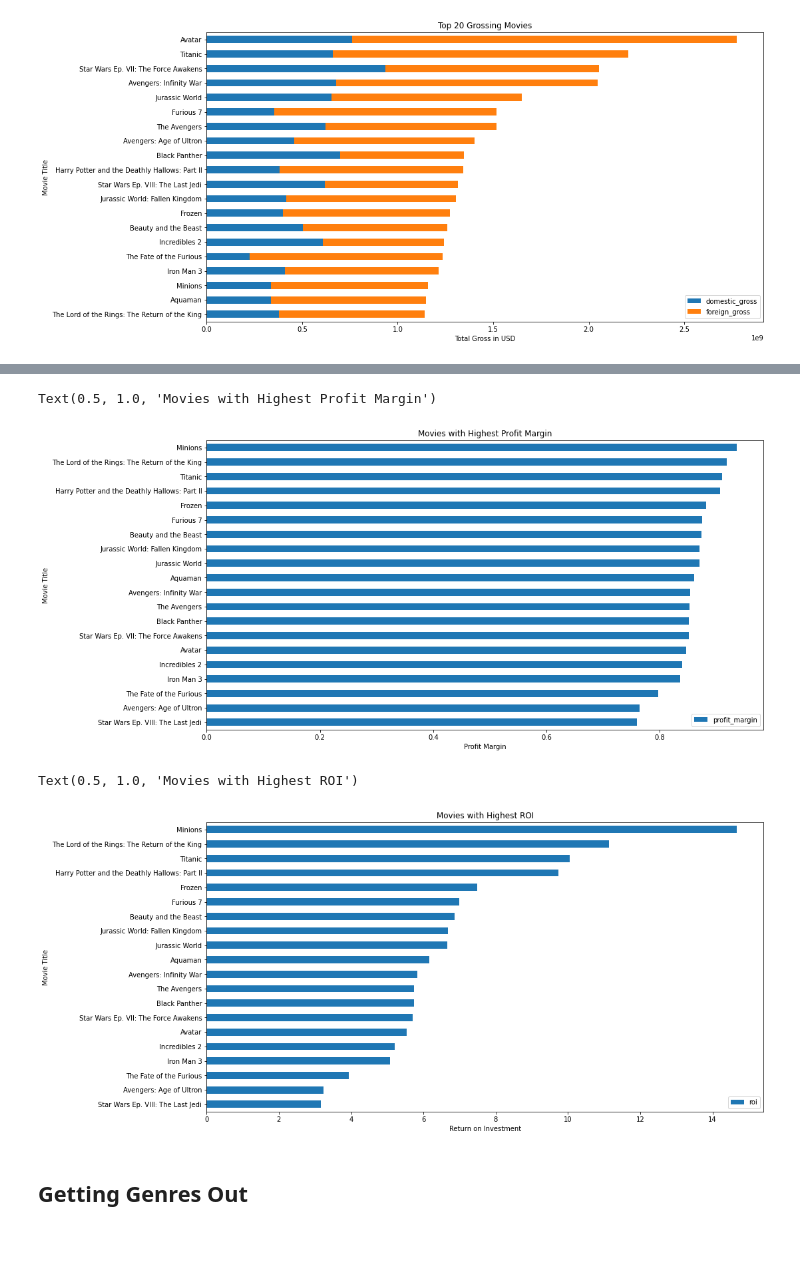
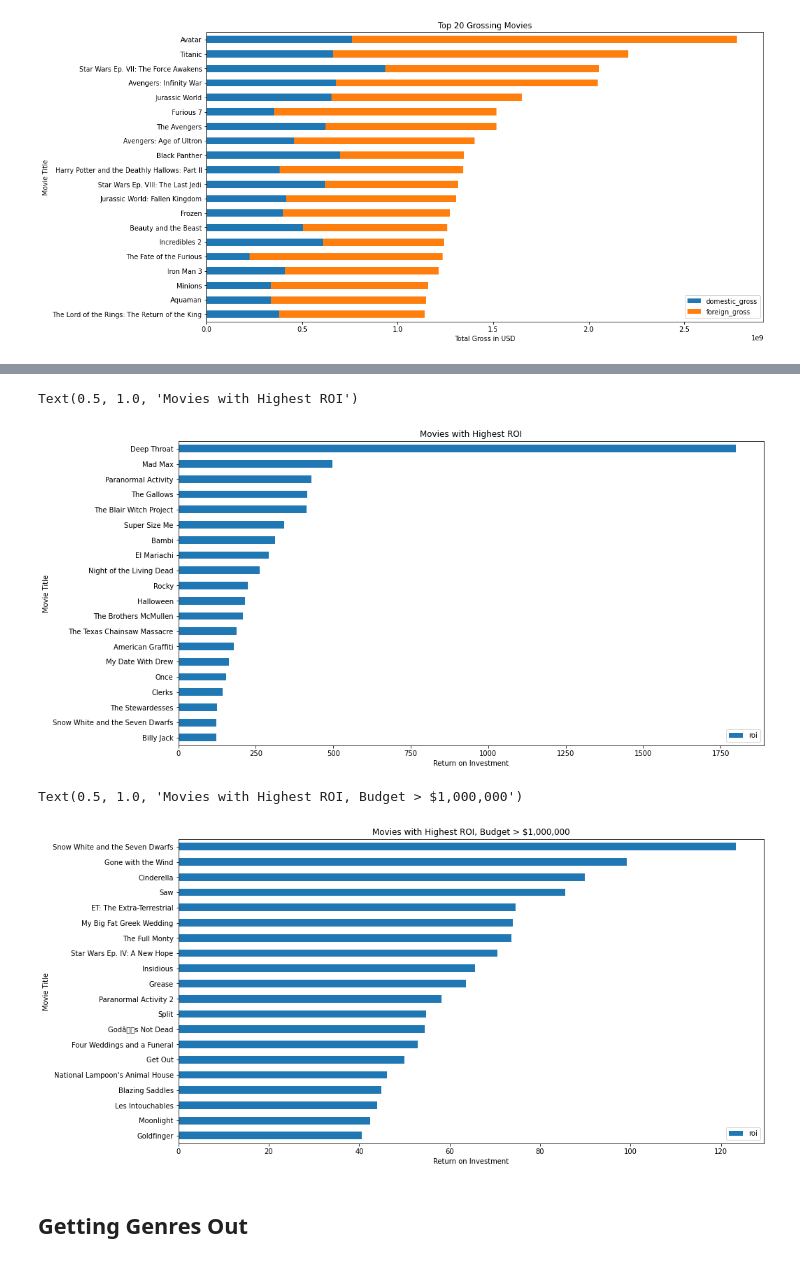
Before and after one commit to ntdoris/movie-revenue-analysis, a Jupyter notebook: natalya_doris_project1.ipynb, the cells around one changed output, grey strips where cells are left out. Cells and saved outputs as stored; diff of their text form; code cells hidden in the pictures.

```diff
--- a/natalya_doris_project1.ipynb
+++ b/natalya_doris_project1.ipynb
@@ -494 +394,32 @@ dtypes: float64(2), int64(7), object(3)
 memory usage: 542.2+ KB
+# %%
+## merge genre data and budget / revenue data
+
+# only keeping columns we need
+df_movies = df_movies[['original_title', 'popularity', 'release_date', 'original_language',
+                       'vote_average', 'vote_count', 'genre_list', 'genres', 'Action', 'Adventure',
+                       'Animation', 'Comedy', 'Crime', 'Documentary', 'Drama', 'Family', 'Fantasy', 'History',
+                       'Horror', 'Music', 'Mystery', 'Romance', 'Science Fiction', 'TV Movie', 'Thriller', 'War',
+                       'Western']]
+df_movie_budgets = df_movie_budgets[['movie', 'release_date', 'production_budget', 'domestic_gross', 'foreign_gross', 'worldwide_gross',
+                 'month','year','profit','profit_margin','roi']]
+
+# create merge key to avoid potential duplicate titles
+df_movies['key'] = df_movies['release_date'].astype(str) + " " + df_movies['original_title']
+df_movie_budgets['key'] = df_movie_budgets['release_date'].astype(str) + " " + df_movie_budgets['movie']
+
+# merge on key
+df_genres = df_movie_budgets.merge(df_movies, how='left', on='key')
+
+display(df_genres.describe())
+display(df_genres.info())
+display(df_movie_budgets.describe())
+display(df_movie_budgets.info())
+display(df_movies.describe())
+display(df_movies.info())
+
+# around 200 movie titles repeated (more than one match in df_movies dataframe) - let's see what these are
+
+# Also around 4000 movies which did not have a genre
+
+df_genres.to_csv('test.csv')
@@ -534,22 +590,28 @@ top_20_gross_mb_profit = top_20_gross_mb.sort_values('profit_margin', ascending=
 # %%
-top_20_gross_mb_profit[['movie', 'profit_margin']].plot(x='movie', kind='barh', figsize=(15,8))
-plt.xlabel('Profit Margin')
+top_20_gross_mb_roi = df_movie_budgets.sort_values('roi', ascending=False).head(20)
+top_20_gross_mb_roi = top_20_gross_mb_roi.sort_values('roi', ascending=True)
+
+top_20_gross_mb_roi[['movie', 'roi']].plot(x='movie', kind='barh', figsize=(15,8))
+plt.xlabel('Return on Investment')
 plt.ylabel('Movie Title')
-plt.title('Movies with Highest Profit Margin')
+plt.title('Movies with Highest ROI')
 # %% [output]
-Text(0.5, 1.0, 'Movies with Highest Profit Margin')
+Text(0.5, 1.0, 'Movies with Highest ROI')
-[figure, old version]
+[figure, new version]
 # %%
-top_20_gross_mb_roi = df_movie_budgets.sort_values('roi', ascending=False).head(20)
-top_20_gross_mb_roi = top_20_gross_mb.sort_values('roi', ascending=True)
+# Top ROI, budget greater than 500k
+top_20_gross_mb_roi_1mm = df_movie_budgets[df_movie_budgets['production_budget'] > 1000000].sort_values('roi', ascending=False).head(20)
+top_20_gross_mb_roi_1mm = top_20_gross_mb_roi_1mm.sort_values('roi', ascending=True)
 
-top_20_gross_mb_roi[['movie', 'roi']].plot(x='movie', kind='barh', figsize=(15,8))
+#display(top_20_gross_mb_roi_1mm[['movie','release_date','production_budget','worldwide_gross']])
+
+top_20_gross_mb_roi_1mm[['movie', 'roi']].plot(x='movie', kind='barh', figsize=(15,8))
 plt.xlabel('Return on Investment')
 plt.ylabel('Movie Title')
-plt.title('Movies with Highest ROI')
+plt.title('Movies with Highest ROI, Budget > $1,000,000')
 # %% [output]
-Text(0.5, 1.0, 'Movies with Highest ROI')
+Text(0.5, 1.0, 'Movies with Highest ROI, Budget > $1,000,000')
-[figure, old version]
+[figure, new version]
 # %% [markdown]
 ## Getting Genres Out
 # %%
```
Also changed, not shown: parts of 43 cells of this notebook.
